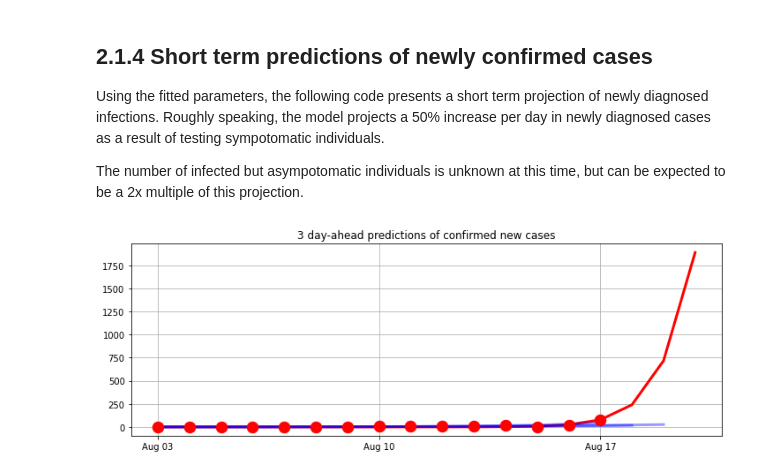
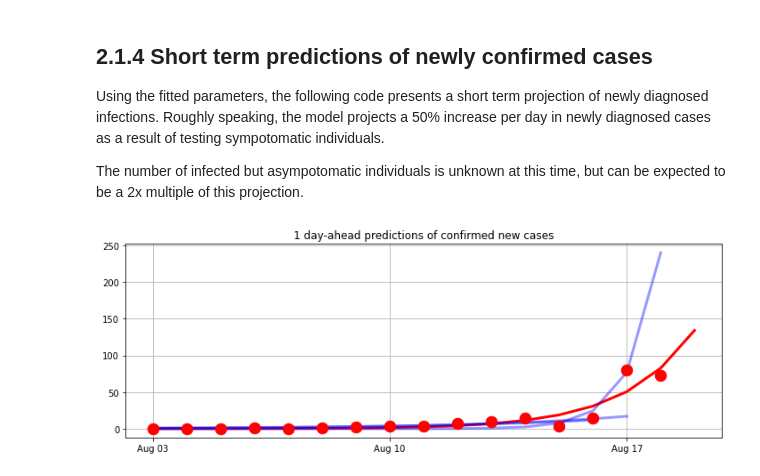
Before and after one commit to jckantor/CBE40455-2020, a Jupyter notebook: docs/02.01-Campus-SIR-modeling.ipynb, the cells around one changed output. Cells and saved outputs as stored; diff of their text form; code cells hidden in the pictures.

```diff
--- a/docs/02.01-Campus-SIR-modeling.ipynb
+++ b/docs/02.01-Campus-SIR-modeling.ipynb
@@ -36,6 +36,7 @@ data = [
     ["2020-08-15", 3],
     ["2020-08-16", 15],
     ["2020-08-17", 80],
+    ["2020-08-18", 73],
 ]
 
 df = pd.DataFrame(data, columns=["date", "new cases"])
@@ -151,37 +154,37 @@ Using the fitted parameters, the following code presents a short term projection
 The number of infected but asympotomatic individuals is unknown at this time, but can be expected to be a 2x multiple of this projection.
 # %%
 # prediction horizon (days ahead)
-H = 3
+H = 1
 
 # retrospective lag
 K = 3
 
 fig, ax = plt.subplots(1, 1, figsize=(12, 4))
 for k in range(0, K+1):
     # use data up to k days ago
     if k > 0:
         beta, I_initial = fit_model(df[:-k])
         P = max(df[:-k].index) + H
         c = 'b'
         a = 0.4
     else:
         beta, I_initial = fit_model(df)
         P = max(df.index) + H
         c = 'r'
         a = 1.0
 
     # simulation
     t = np.linspace(0, P, P+1)
     S, I, R, U  = solve_model(t, [beta, I_initial])
 
     # plotting
     dates = [df["date"][0] + timedelta(days=t) for t in t]
     ax.plot(dates, U, c, lw=3, alpha=a)
 
 ax.plot(df["date"], df["new cases"], "r.", ms=25, label="new infections (data)")
 ax.xaxis.set_major_locator(mdates.WeekdayLocator(byweekday=mdates.MO))
 ax.xaxis.set_major_formatter(mdates.DateFormatter("%b %d"))
 ax.grid(True)
 ax.set_title(f"{H} day-ahead predictions of confirmed new cases");
 # %% [output]
-[figure, old version]
+[figure, new version]
```
Also changed, not shown: parts of 6 cells of this notebook, 20 other files.
